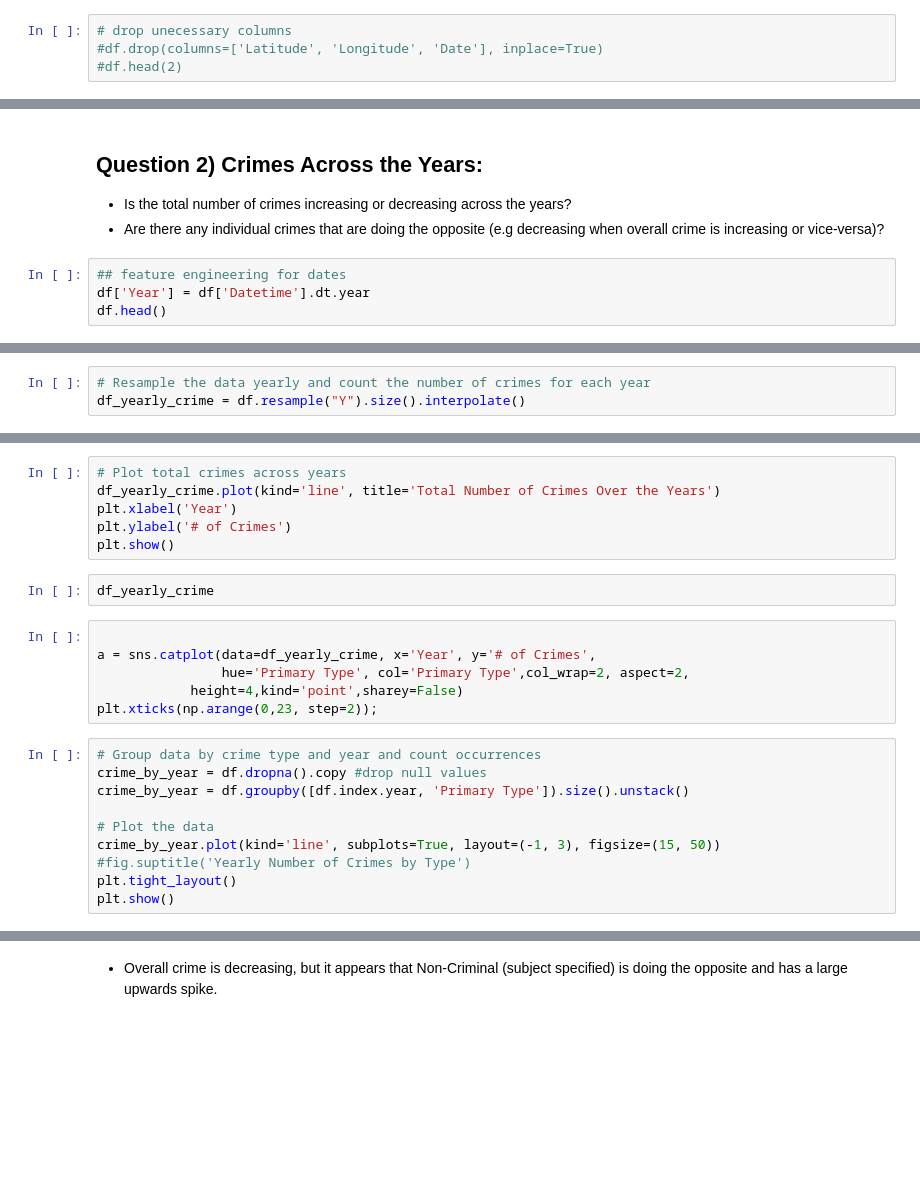
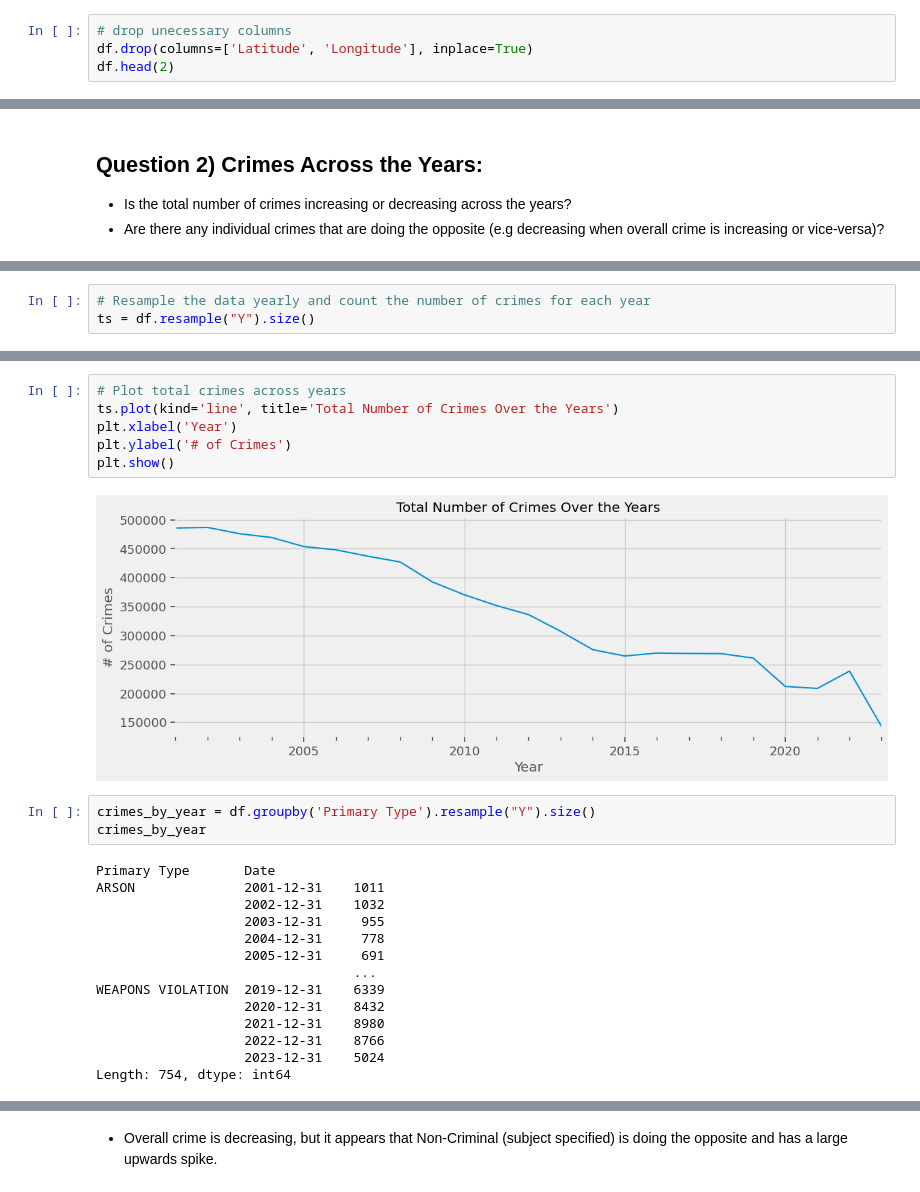
Before and after one commit to Mhoover41/Project-4-Chicago-Crime-Data, a Jupyter notebook: Project 4 Chicago Crime Data.ipynb, the cells around one changed output, grey strips where cells are left out. Saved outputs shown, nothing was run; the diff lists cells and outputs as text; blank space fills up the shorter version.

Commit message:
updates to number 2

```diff
--- a/Project 4 Chicago Crime Data.ipynb
+++ b/Project 4 Chicago Crime Data.ipynb
@@ -173,5 +165,5 @@ DatetimeIndex(['2001-01-01 01:00:00', '2001-01-01 13:00:00',
 ## Drop Unecessary Columns
 # %%
 # drop unecessary columns
-#df.drop(columns=['Latitude', 'Longitude', 'Date'], inplace=True)
-#df.head(2)
+df.drop(columns=['Latitude', 'Longitude'], inplace=True)
+df.head(2)
@@ -270,7 +236,3 @@ ax.invert_yaxis()
 ## Question 2) Crimes Across the Years:
    - Is the total number of crimes increasing or decreasing across the years?
    - Are there any individual crimes that are doing the opposite (e.g decreasing when overall crime is increasing or vice-versa)?
-# %%
-## feature engineering for dates
-df['Year'] = df['Datetime'].dt.year
-df.head()
@@ -279,3 +254,3 @@ KeyError: 'Datetime'
 # %%
 # Resample the data yearly and count the number of crimes for each year
-df_yearly_crime = df.resample("Y").size().interpolate()
+ts = df.resample("Y").size()
@@ -284,24 +267,25 @@ df_yearly_crime.isna().sum()
 # %%
 # Plot total crimes across years
-df_yearly_crime.plot(kind='line', title='Total Number of Crimes Over the Years')
+ts.plot(kind='line', title='Total Number of Crimes Over the Years')
 plt.xlabel('Year')
 plt.ylabel('# of Crimes')
 plt.show()
+# %% [output]
+[figure, added]
-# %%
-df_yearly_crime
-# %%
-
-a = sns.catplot(data=df_yearly_crime, x='Year', y='# of Crimes',
-                hue='Primary Type', col='Primary Type',col_wrap=2, aspect=2,
-            height=4,kind='point',sharey=False)
-plt.xticks(np.arange(0,23, step=2));
-# %%
-# Group data by crime type and year and count occurrences
-crime_by_year = df.dropna().copy #drop null values
-crime_by_year = df.groupby([df.index.year, 'Primary Type']).size().unstack()
-
-# Plot the data
-crime_by_year.plot(kind='line', subplots=True, layout=(-1, 3), figsize=(15, 50))
-#fig.suptitle('Yearly Number of Crimes by Type')
-plt.tight_layout()
-plt.show()
+# %%
+crimes_by_year = df.groupby('Primary Type').resample("Y").size()
+crimes_by_year
+# %% [output]
+Primary Type       Date
+ARSON              2001-12-31    1011
+                   2002-12-31    1032
+                   2003-12-31     955
+                   2004-12-31     778
+                   2005-12-31     691
+                                 ...
+WEAPONS VIOLATION  2019-12-31    6339
+                   2020-12-31    8432
+                   2021-12-31    8980
+                   2022-12-31    8766
+                   2023-12-31    5024
+Length: 754, dtype: int64
```
Also changed, not shown: parts of 45 cells of this notebook, 1 other file.
